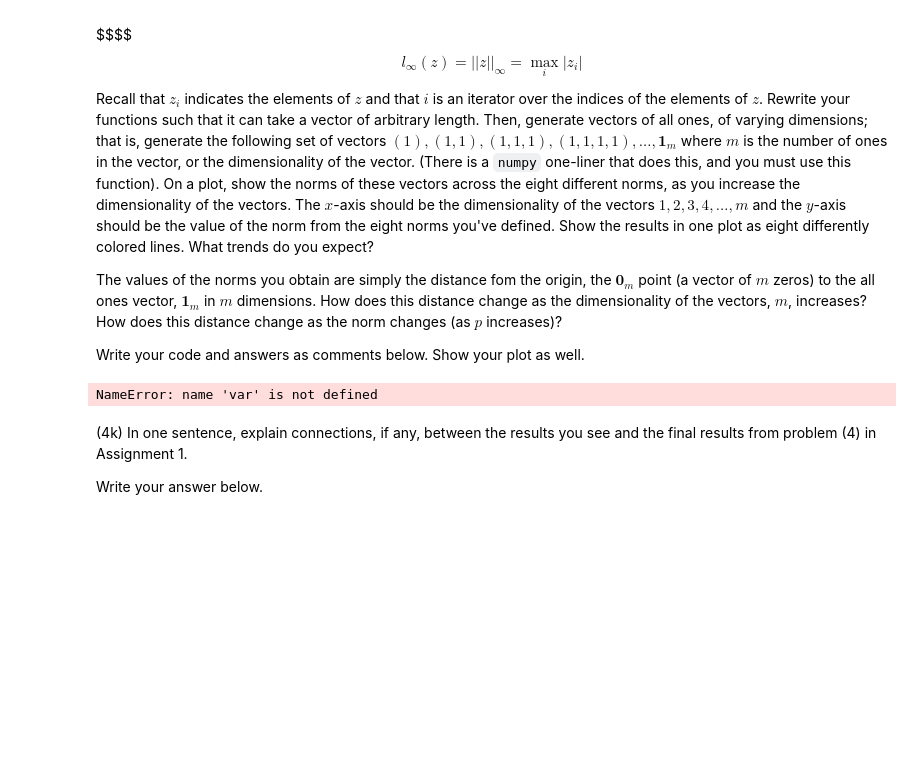
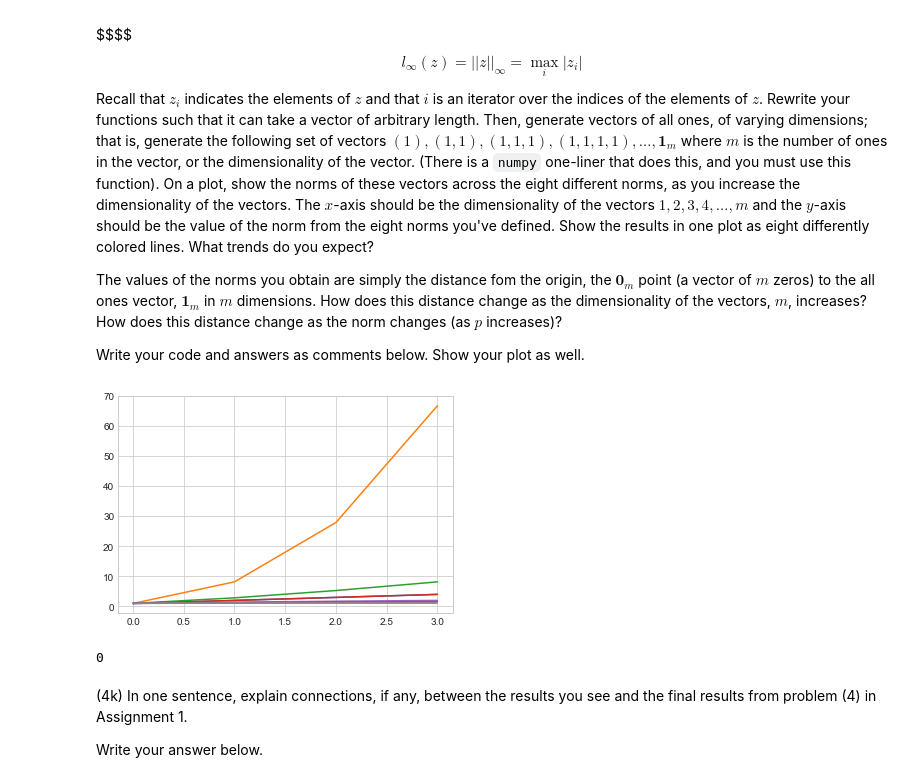
Before and after one commit to shak360/Lab-Training, a Jupyter notebook: Module_2_Python-ML/Assignment_2/EM-3/Assignment_2.ipynb, the cells around one changed output. Saved outputs shown, nothing was run; the diff lists cells and outputs as text; code cells hidden in the pictures; blank space fills up the shorter version.

```diff
--- a/Module_2_Python-ML/Assignment_2/EM-3/Assignment_2.ipynb
+++ b/Module_2_Python-ML/Assignment_2/EM-3/Assignment_2.ipynb
@@ -415,6 +415,8 @@ Write your code and answers as comments below. Show your plot as well.
 # %%
 from mpl_toolkits.mplot3d import Axes3D
 import matplotlib.pyplot as plt
+%matplotlib inline
+import numpy as np
 
 def calc_norm(point,dim,p):
     if (p is inf):
@@ -433,79 +435,46 @@ def l0(point,dim):
     sum = 0
     for i in range(0,dim):
         if (point[i] is not 0):
             sum = sum + 1
     return sum
 
 def inf(point,dim):
     largest = 0
     for i in range(0,dim):
         if abs(point[i])>largest:
             largest = point[i]
     return largest
 
 def point_gen(n,dim):
     return np.random.uniform(-1,1,(n,dim))
 
-def plot(n,p,dim):
-    a = point_gen(n,dim)
-    x_plot_points=[]
-    y_plot_points=[]
-    z_plot_points=[]
-    count = range(n)
-    for i in count:
-        #print(a[i])
-        if calc_norm(a[i],dim,p) <= 1:
-            if dim is 0 or dim > 3:
-                break;
-            x_plot_points.append(a[i][0])
-            if dim >= 2:
-                y_plot_points.append(a[i][1])
-            if dim >= 3:
-                z_plot_points.append(a[i][2])
-    if dim is 3:
-        fig = plt.figure()
-        ax = fig.add_subplot(111, projection='3d')
-        ax.scatter(x_plot_points, y_plot_points, z_plot_points, c='r', marker='o')
-        ax.set_xlabel('X Label')
-        ax.set_ylabel('Y Label')
-        ax.set_zlabel('Z Label')
-        plt.xlim(-1, 1)
-        plt.ylim(-1, 1)
-        #plt.zlim(-1, 1)
-        plt.show()
-    if dim is 2:
-        plt.scatter(x_plot_points, y_plot_points)
-        plt.xlim(-1, 1)
-        plt.ylim(-1, 1)
-    return 0
-
-def best_fit_slope(xs,ys):
-    m = (((mean(xs)*mean(ys)) - mean(xs*ys)) /
-         ((mean(xs)*mean(xs)) - mean(xs*xs)))
-    return m
-
 def random_col_gen():
     color = list(np.random.choice(range(256), size=3))
     return color
 
 def vector_gen(max_length):
     dim_list =range(1,max_length)
-    plots = []
+    norms = []
     for p in [0,.33,.66,1,2,3,6,inf]:
         norm_list = []
-        #x not a symbolic var?
-        plots.append(plt.plot(x, best_fit_slope(dim_list,norm_list)*x, color = random_col_gen()))
         for i in dim_list:
             vec = np.ones((i,), dtype=int)
             norm_list.append(calc_norm(vec,i,p))
-        for j in plots:
-            fig = fig + plots[j]
-        show(fig)
+        norms.append(norm_list)
+    return norms
+
+def plot_norms(n):
+    norms = vector_gen(n)
+    len(norms)
+    for norm in norms:
+        plt.plot(norm)
+    plt.show()
     return 0
 
-vector_gen(4)
+plot_norms(5)
 # %% [output]
+[figure, added]
-NameError: name 'var' is not defined
+0
 # %% [markdown]
 (4k) In one sentence, explain connections, if any, between the results you see and the final results from problem (4) in Assignment 1.
 
```
Also changed, not shown: parts of 1 cell of this notebook.
